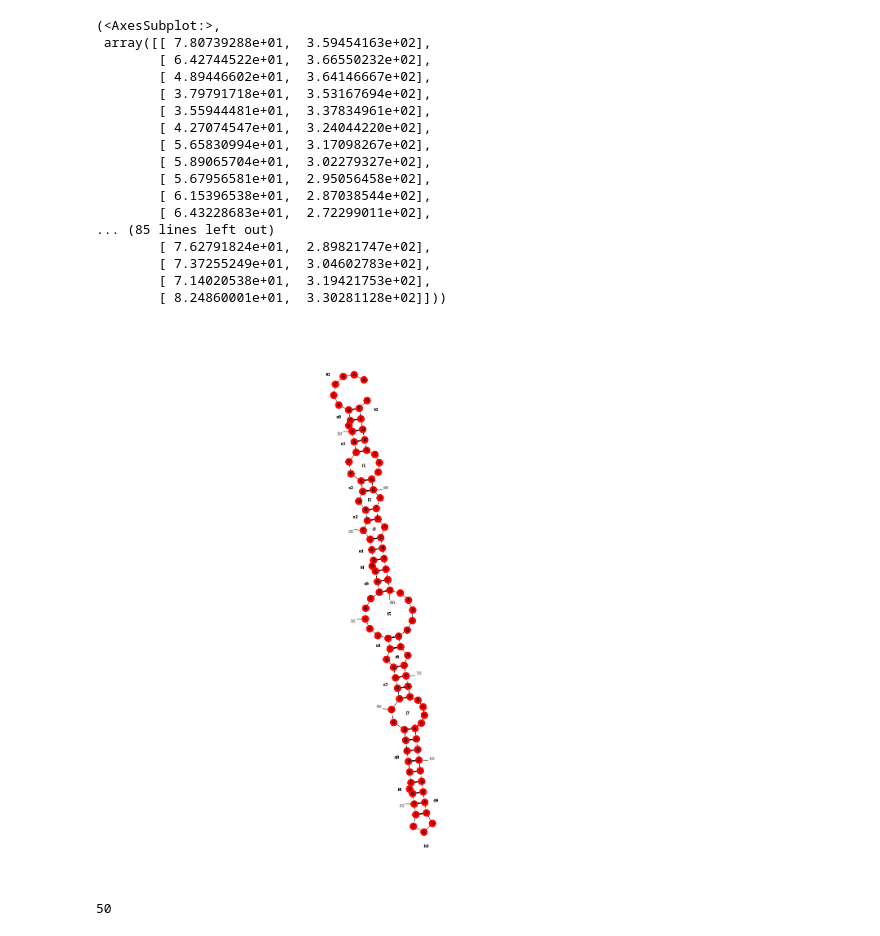
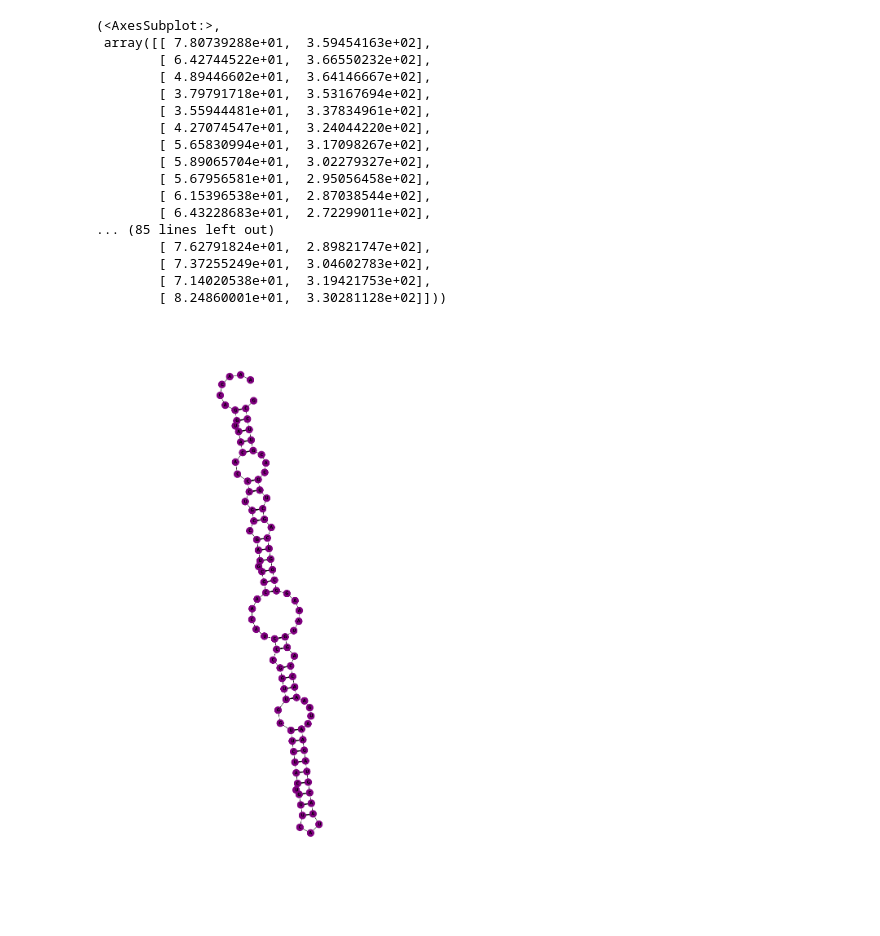
Before and after one commit to matveykolesnik/LshCas13a_RNA_cleavage, a Jupyter notebook: LshCas13a_in_vitro_total_RNA/hairpin_cleavage/Scripts/draw_hairpin_structures.ipynb, the cells around one changed output. Saved outputs shown, nothing was run; the diff lists cells and outputs as text; code cells hidden in the pictures.

Commit message:
Remove RNA coord annotation

```diff
--- a/LshCas13a_in_vitro_total_RNA/hairpin_cleavage/Scripts/draw_hairpin_structures.ipynb
+++ b/LshCas13a_in_vitro_total_RNA/hairpin_cleavage/Scripts/draw_hairpin_structures.ipynb
@@ -60,32 +60,29 @@ with open(DotBracketNotationFile, "w") as hDotBracketNotationFile:
 ForgiSSRecords = forgi.load_rna(filename=DotBracketNotationFile, allow_many=True)
 # %%
 from mplotlib_addcolors import plot_rna_addcolors
-figure, ax = plt.subplots(figsize=(25, 25))
+figure, ax = plt.subplots(figsize=(15, 25))
 plot_rna_addcolors(ForgiSSRecords[0],
                    ax=ax,
                    text_kwargs={"fontweight":"black"},
                    lighten=0,
-                   backbone_kwargs={"linewidth":1}, colorlist=["red" for i in range(Width*2)])
+                   backbone_kwargs={"linewidth":1},
+                   colorlist=["purple" for i in range(Width*2)], annotations=None)
 # %% [output]
 (<AxesSubplot:>,
  array([[ 7.80739288e+01,  3.59454163e+02],
         [ 6.42744522e+01,  3.66550232e+02],
         [ 4.89446602e+01,  3.64146667e+02],
         [ 3.79791718e+01,  3.53167694e+02],
         [ 3.55944481e+01,  3.37834961e+02],
         [ 4.27074547e+01,  3.24044220e+02],
         [ 5.65830994e+01,  3.17098267e+02],
         [ 5.89065704e+01,  3.02279327e+02],
         [ 5.67956581e+01,  2.95056458e+02],
         [ 6.15396538e+01,  2.87038544e+02],
         [ 6.43228683e+01,  2.72299011e+02],
 ... (85 lines left out)
         [ 7.62791824e+01,  2.89821747e+02],
         [ 7.37255249e+01,  3.04602783e+02],
         [ 7.14020538e+01,  3.19421753e+02],
         [ 8.24860001e+01,  3.30281128e+02]]))
-[figure, old version]
+[figure, new version]
-# %%
-len(["red" for i in range(Width)])
-# %% [output]
-50
```
Also changed, not shown: parts of 1 cell of this notebook, 1 other file.
